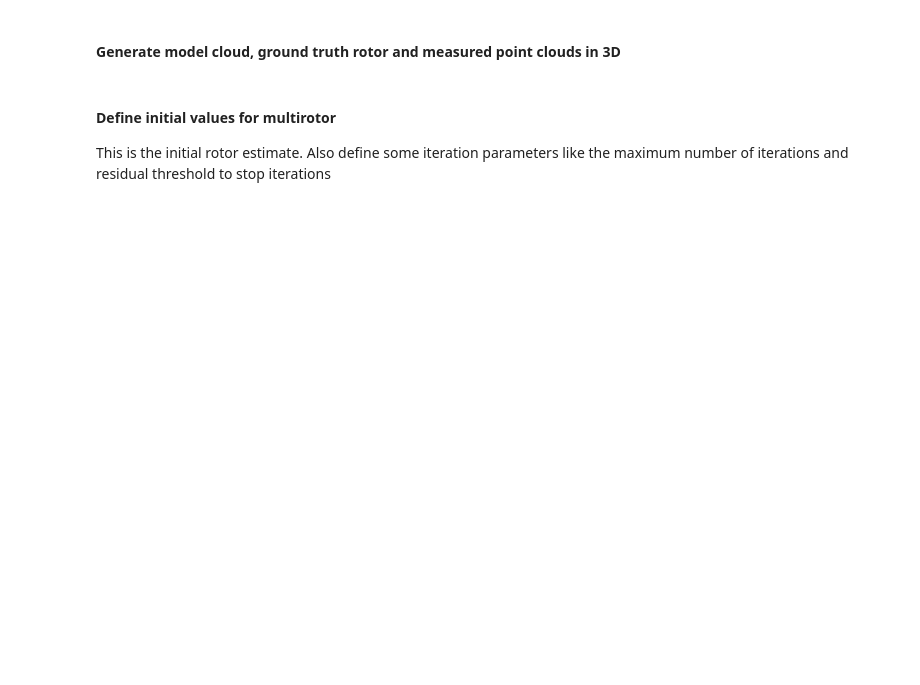
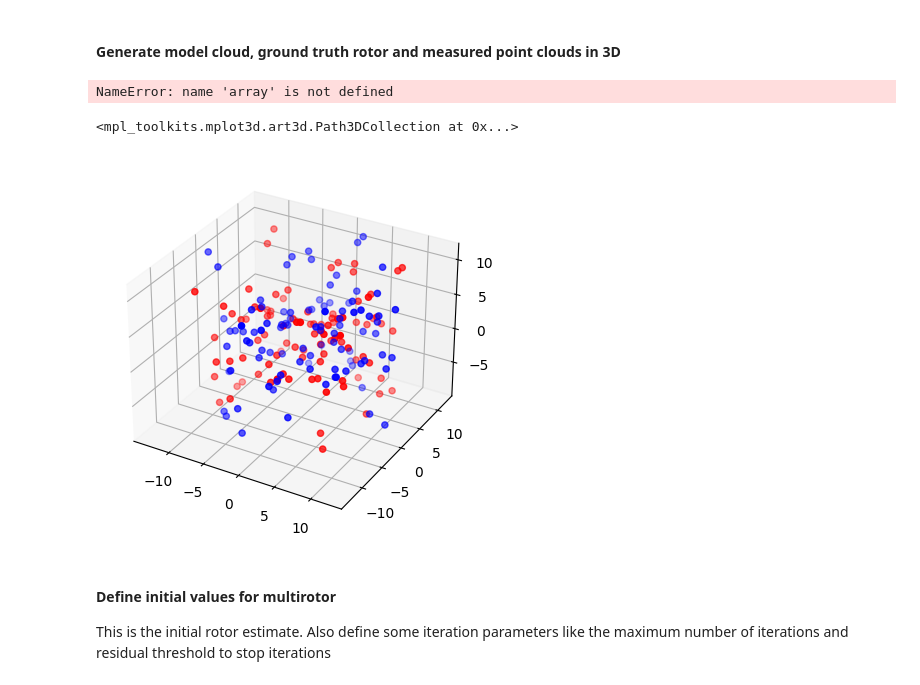
Before and after one commit to juanmed/clifford, a Jupyter notebook: docs/tutorials/g3_rotor_estimation_lopes.ipynb, the cells around one changed output. Saved outputs shown, nothing was run; the diff lists cells and outputs as text; code cells hidden in the pictures; blank space fills up the shorter version.

```diff
--- a/docs/tutorials/g3_rotor_estimation_lopes.ipynb
+++ b/docs/tutorials/g3_rotor_estimation_lopes.ipynb
@@ -6,15 +20,2 @@ import copy
 rng = np.random.default_rng()
 #blades # show blades
-# %%
-def pointsToAlgebra(array : np.array):
-    out = list()
-    for v in array:
-        p = v[0]*e1 + v[1]*e2 + v[2]*e3
-        out.append(p)
-
-    return out
-
-def randomG3Multivector(random_vector3 = None):
-    if random_vector3 is None:
-        random_vector3 = rng.standard_normal(3)
-    return random_vector3[0]*e1 + random_vector3[0]*e2 + random_vector3[0]*e3
@@ -22,17 +89,26 @@ def randomG3Multivector(random_vector3 = None):
 #### Generate model cloud, ground truth rotor and measured point clouds in 3D
 # %%
 # Model point cloud
-np.random.seed(0)
+#np.random.seed(1)
 size = 100
 scale = 3
 model_cloud = np.random.rand(100,3) * scale
-model_cloud_g3 = pointsToAlgebra(model_cloud)
+model_cloud = cubeCloud(size = size)
+model_cloud_g3 = pointsToAlgebra(model_cloud.tolist())
 
 # Generate a ground truth motor
 theta = np.pi / 4
 t = -5*e1 + 3*e2 -np.pi*e3
 M = generate_rotation_rotor(theta, e1, e2)
+M = M.normal()
 
 # Measured point cloud: obtained by adding rotating each point in the cloud
 # and adding isotropic gaussian noise
-measure_cloud_g3 = [ (M*e*~M) + randomG3Multivector()  for e in model_cloud_g3]
+measure_cloud_g3 = [ (M*e*~M) + randomG3Multivector() for e in model_cloud_g3]
+measure_cloud = g3ToVectorSpace(measure_cloud_g3)
+
+print(f"Model Cloud Size: {model_cloud.shape}, Measure Cloud Size: {measure_cloud.shape}")
+print(f"Model Cloud head: \n{model_cloud[:5]}")
+print(f"Measure Cloud head: \n{measure_cloud[:5]}")
+# %% [output]
+NameError: name 'array' is not defined
@@ -39,3 +122,11 @@ measure_cloud_g3 = [ (M*e*~M) + randomG3Multivector()  for e in model_cloud_g3]
+# %%
+fig2 = plt.figure()
+ax = fig2.add_subplot(projection='3d')
+ax.scatter(model_cloud[:,0], model_cloud[:,1], model_cloud[:,2], color = "red")
+ax.scatter(measure_cloud[:,0], measure_cloud[:,1], measure_cloud[:,2], color = "blue")
+# %% [output]
+<mpl_toolkits.mplot3d.art3d.Path3DCollection at 0x...>
+[figure, added]
 # %% [markdown]
 #### Define initial values for multirotor
 
```
Also changed, not shown: parts of 9 cells of this notebook.
